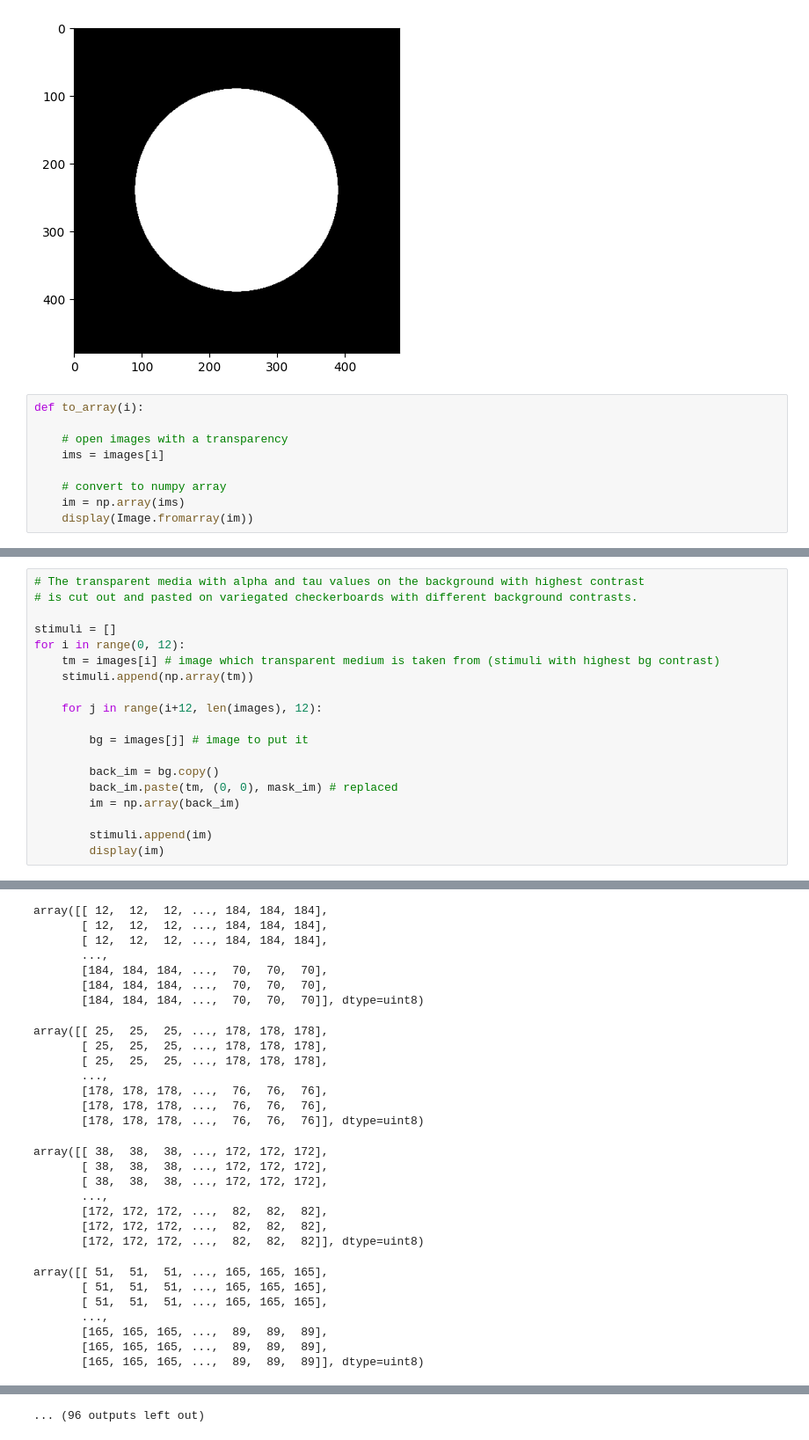
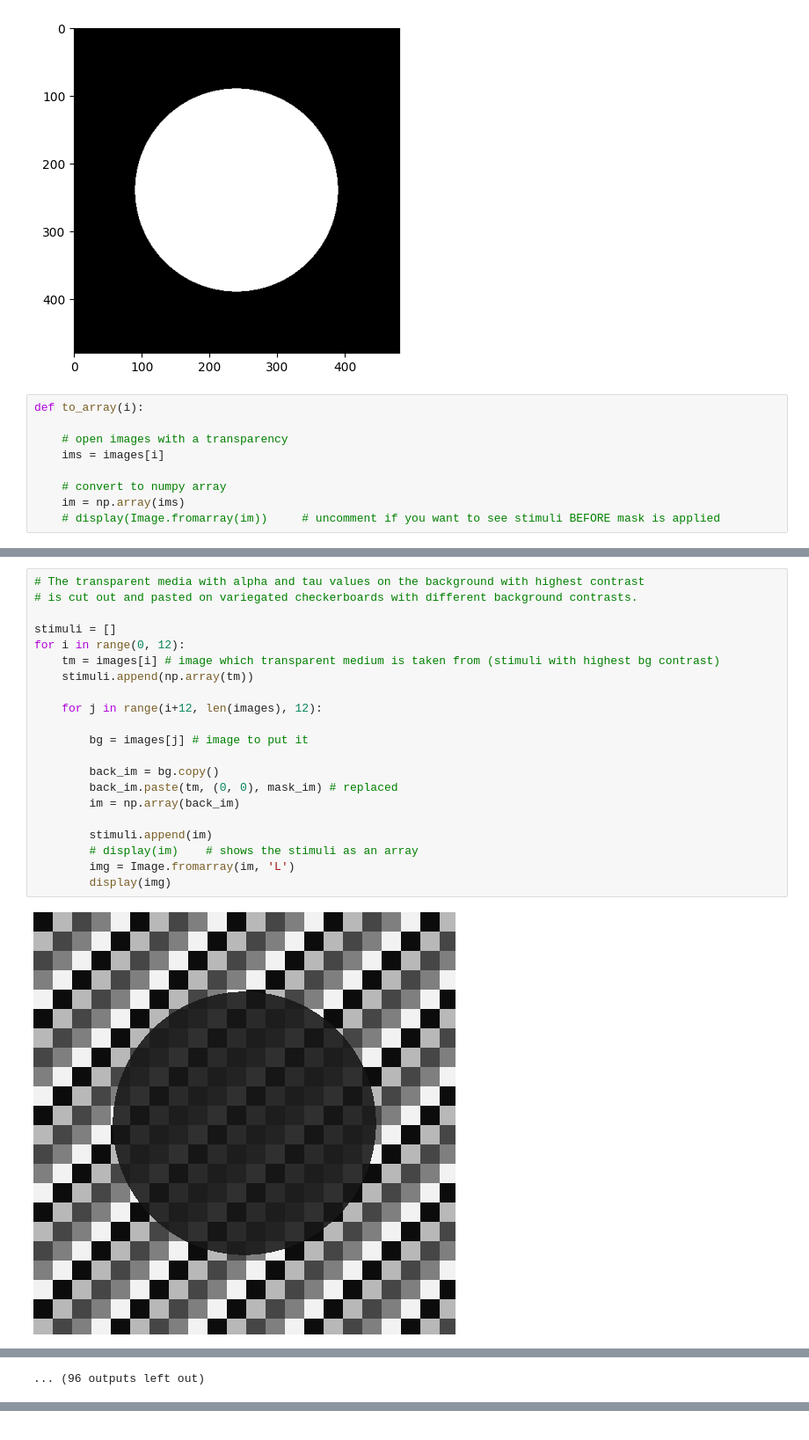
Before and after one commit to irisozkaya/Bachelor-Thesis, a Jupyter notebook: Stimuli.ipynb, the cells around one changed output, grey strips where cells are left out. Shown at 88% size. Saved outputs shown, nothing was run; the diff lists cells and outputs as text.

```diff
--- a/Stimuli.ipynb
+++ b/Stimuli.ipynb
@@ -71,7 +71,7 @@ def to_array(i):
 
     # convert to numpy array
     im = np.array(ims)
-    display(Image.fromarray(im))
+    # display(Image.fromarray(im))     # uncomment if you want to see stimuli BEFORE mask is applied
 # %%
 im_arrays = []
 for i in range(0,len(images)):
@@ -94,20 +80,23 @@ for i in range(0,len(images)):
 # %%
 # The transparent media with alpha and tau values on the background with highest contrast
 # is cut out and pasted on variegated checkerboards with different background contrasts.
 
 stimuli = []
 for i in range(0, 12):
     tm = images[i] # image which transparent medium is taken from (stimuli with highest bg contrast)
     stimuli.append(np.array(tm))
 
     for j in range(i+12, len(images), 12):
 
         bg = images[j] # image to put it
 
         back_im = bg.copy()
         back_im.paste(tm, (0, 0), mask_im) # replaced
         im = np.array(back_im)
 
         stimuli.append(im)
-        display(im)
+        # display(im)    # shows the stimuli as an array
+        img = Image.fromarray(im, 'L')
+        display(img)
 # %% [output]
+[figure, added]
@@ -114,28 +114 @@ for i in range(0, 12):
-array([[ 12,  12,  12, ..., 184, 184, 184],
-       [ 12,  12,  12, ..., 184, 184, 184],
-       [ 12,  12,  12, ..., 184, 184, 184],
-       ...,
-       [184, 184, 184, ...,  70,  70,  70],
-       [184, 184, 184, ...,  70,  70,  70],
-       [184, 184, 184, ...,  70,  70,  70]], dtype=uint8)
+... (96 outputs left out)
-array([[ 25,  25,  25, ..., 178, 178, 178],
-       [ 25,  25,  25, ..., 178, 178, 178],
-       [ 25,  25,  25, ..., 178, 178, 178],
-       ...,
-       [178, 178, 178, ...,  76,  76,  76],
-       [178, 178, 178, ...,  76,  76,  76],
-       [178, 178, 178, ...,  76,  76,  76]], dtype=uint8)
-array([[ 38,  38,  38, ..., 172, 172, 172],
-       [ 38,  38,  38, ..., 172, 172, 172],
-       [ 38,  38,  38, ..., 172, 172, 172],
-       ...,
-       [172, 172, 172, ...,  82,  82,  82],
-       [172, 172, 172, ...,  82,  82,  82],
-       [172, 172, 172, ...,  82,  82,  82]], dtype=uint8)
-array([[ 51,  51,  51, ..., 165, 165, 165],
-       [ 51,  51,  51, ..., 165, 165, 165],
-       [ 51,  51,  51, ..., 165, 165, 165],
-       ...,
-       [165, 165, 165, ...,  89,  89,  89],
-       [165, 165, 165, ...,  89,  89,  89],
-       [165, 165, 165, ...,  89,  89,  89]], dtype=uint8)
@@ -198,4 +115,3 @@ array([[ 38,  38,  38, ..., 172, 172, 172],
-... (96 outputs left out)
 # %%
 # now we apply the mask to the numpy array
 def get_values_bg_and_tm(i):
```
Also changed, not shown: parts of 7 cells of this notebook.
